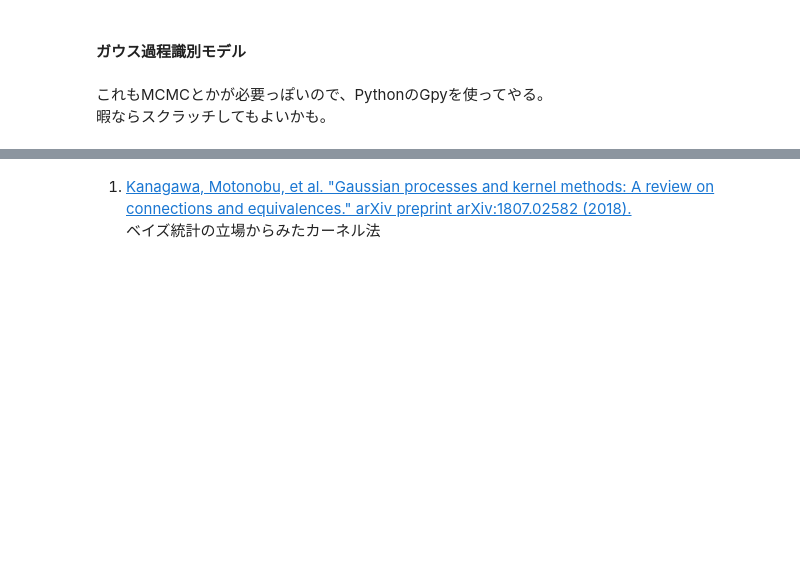
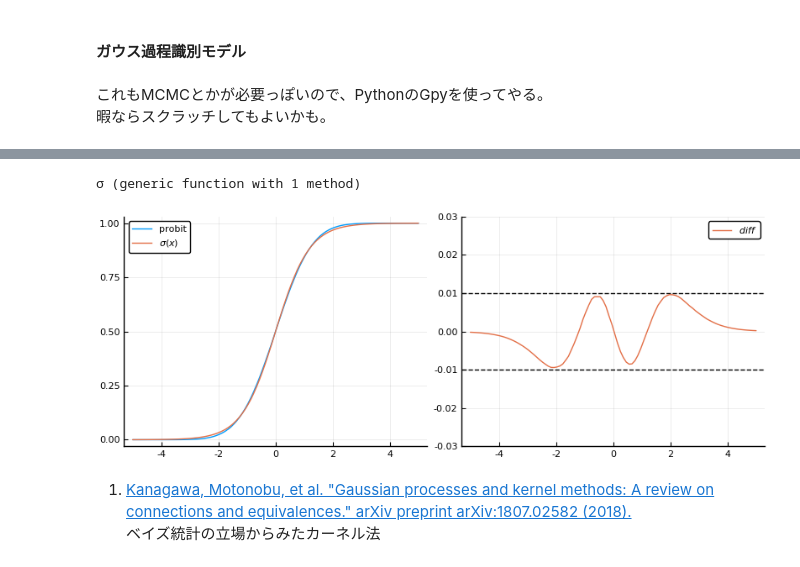
Before and after one commit to sunbluesome/sunbluesome.github.io, a Jupyter notebook: GaussianProcess/chap3/chap3.ipynb, the cells around one changed output, grey strips where cells are left out. Drawn from its saved outputs; the diff is of its cells as text; code cells hidden in the pictures; blank space fills up the shorter version.

```diff
--- a/GaussianProcess/chap3/chap3.ipynb
+++ b/GaussianProcess/chap3/chap3.ipynb
@@ -715,3 +715,31 @@ plot(log.(θ2), log.(θ3), z, st=:surface,
+# %%
+function probit(xx::Vector{T}, N::Integer) where {T<:Real}
+    yy = zeros(N,length(xx))
+    for i in 1:N
+        y = randn() .< xx
+        yy[i,:] = Float64.(y)
+    end
+    mean(yy, dims=1)
+end
+
+# logistic function
+σ(x) = 1/(1+exp(-x))
+# %% [output]
+σ (generic function with 1 method)
+# %%
+xx = collect(range(-5,stop=5,length=100))
+y_probit = vec(probit(xx, 1000000))
+y_logstic = σ.(1.7.*xx)
+ϵ = y_probit .- y_logstic;
+# %%
+plot(xx, y_probit, label=:probit)
+p1 = plot!(xx, y_logstic, label=L"$\sigma (x)$")
+
+plot([0.01, -0.01], st=:hline, ls=:dash, color=:black, label="")
+p2 = plot!(xx, ϵ, label=L"$diff$", ylim=(-0.03,0.03))
+plot(p1,p2,layout=(1,2),size=(800,300))
+# %% [output]
+[figure, added]
 # %% [markdown]
 
 1. [Kanagawa, Motonobu, et al. "Gaussian processes and kernel methods: A review on connections and equivalences." arXiv preprint arXiv:1807.02582 (2018).](https://arxiv.org/abs/1807.02582)
```
Also changed, not shown: parts of 12 cells of this notebook, 6 other files.
